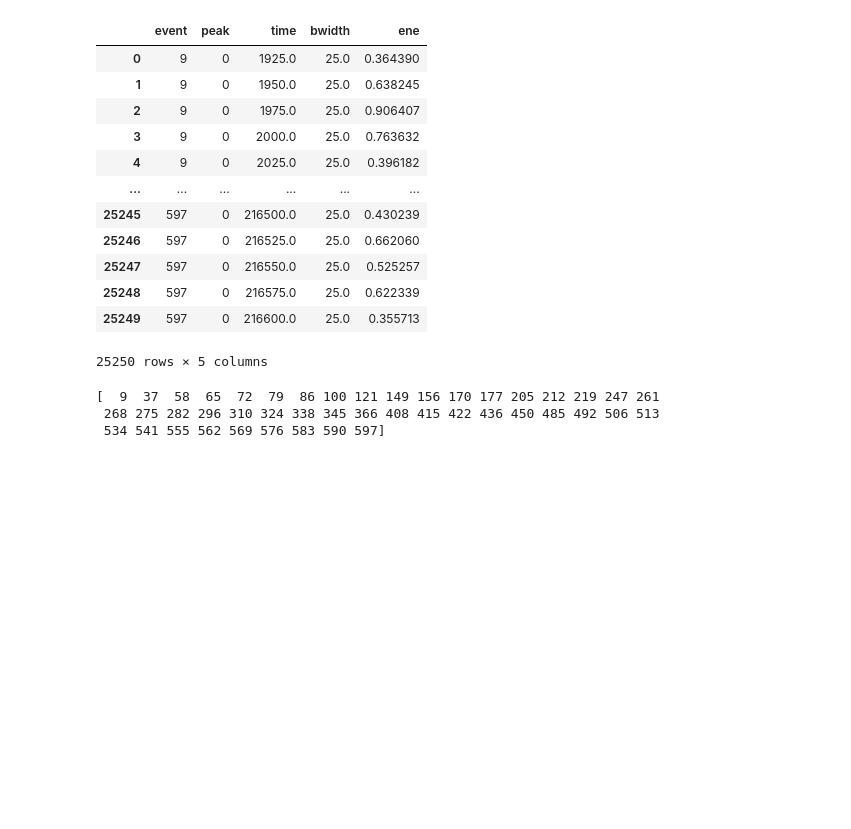
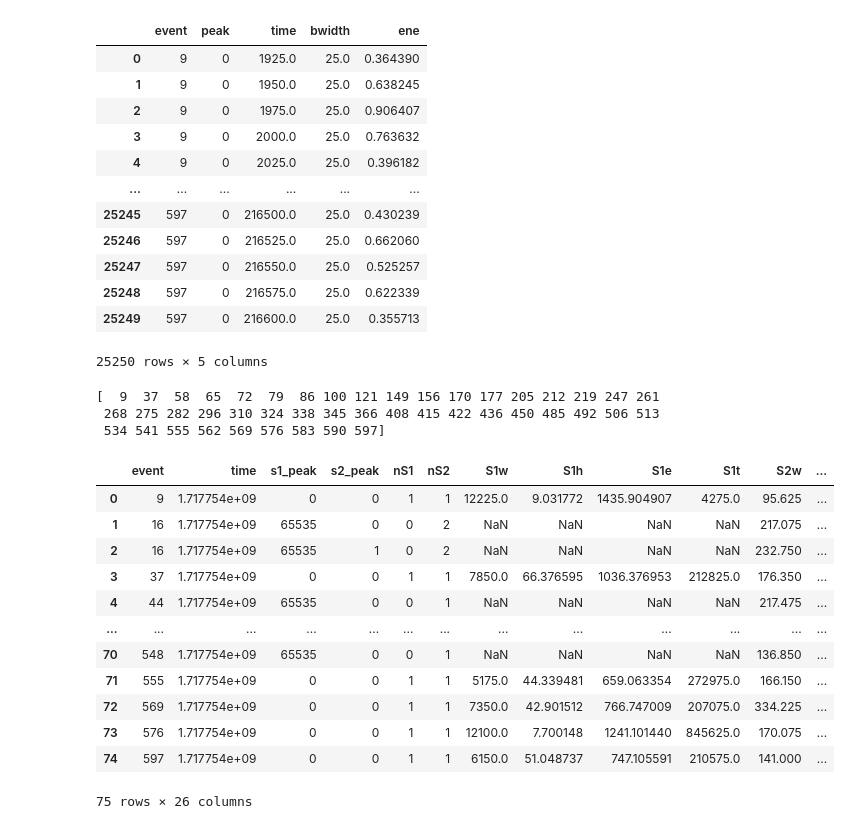
Before and after one commit to kvjmistry/DoubleBeta, a Jupyter notebook: Alphas/notebooks/PlotPmaps.ipynb, the cells around one changed output. Cells and saved outputs as stored; diff of their text form; code cells hidden in the pictures; blank space fills up the shorter version.

```diff
--- a/Alphas/notebooks/PlotPmaps.ipynb
+++ b/Alphas/notebooks/PlotPmaps.ipynb
@@ -40,3 +40,23 @@ print(s1_pmaps_data.event.unique())
 [  9  37  58  65  72  79  86 100 121 149 156 170 177 205 212 219 247 261
  268 275 282 296 310 324 338 345 366 408 415 422 436 450 485 492 506 513
  534 541 555 562 569 576 583 590 597]
+# %%
+# load in sophrinia
+pd.set_option('display.max_columns', None)
+pd.set_option('display.max_rows', 10)
+soph = pd.read_hdf("../data/run_13852_0000_ldc1_trg0_sophronia.h5", "/DST/Events")
+display(soph)
+# %% [output]
+|  | event | time | s1_peak | s2_peak | nS1 | nS2 | S1w | S1h | S1e | S1t | S2w | ... |
+| 0 | 9 | 1.717754e+09 | 0 | 0 | 1 | 1 | 12225.0 | 9.031772 | 1435.904907 | 4275.0 | 95.625 | ... |
+| 1 | 16 | 1.717754e+09 | 65535 | 0 | 0 | 2 | NaN | NaN | NaN | NaN | 217.075 | ... |
+| 2 | 16 | 1.717754e+09 | 65535 | 1 | 0 | 2 | NaN | NaN | NaN | NaN | 232.750 | ... |
+| 3 | 37 | 1.717754e+09 | 0 | 0 | 1 | 1 | 7850.0 | 66.376595 | 1036.376953 | 212825.0 | 176.350 | ... |
+| 4 | 44 | 1.717754e+09 | 65535 | 0 | 0 | 1 | NaN | NaN | NaN | NaN | 217.475 | ... |
+| ... | ... | ... | ... | ... | ... | ... | ... | ... | ... | ... | ... | ... |
+| 70 | 548 | 1.717754e+09 | 65535 | 0 | 0 | 1 | NaN | NaN | NaN | NaN | 136.850 | ... |
+| 71 | 555 | 1.717754e+09 | 0 | 0 | 1 | 1 | 5175.0 | 44.339481 | 659.063354 | 272975.0 | 166.150 | ... |
+| 72 | 569 | 1.717754e+09 | 0 | 0 | 1 | 1 | 7350.0 | 42.901512 | 766.747009 | 207075.0 | 334.225 | ... |
+| 73 | 576 | 1.717754e+09 | 0 | 0 | 1 | 1 | 12100.0 | 7.700148 | 1241.101440 | 845625.0 | 170.075 | ... |
+| 74 | 597 | 1.717754e+09 | 0 | 0 | 1 | 1 | 6150.0 | 51.048737 | 747.105591 | 210575.0 | 141.000 | ... |
+75 rows × 26 columns
```
Also changed, not shown: parts of 3 cells of this notebook, 4 other files.
